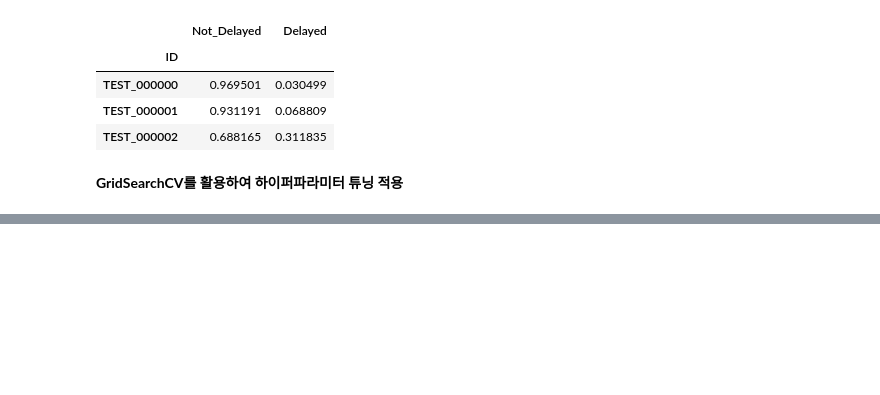
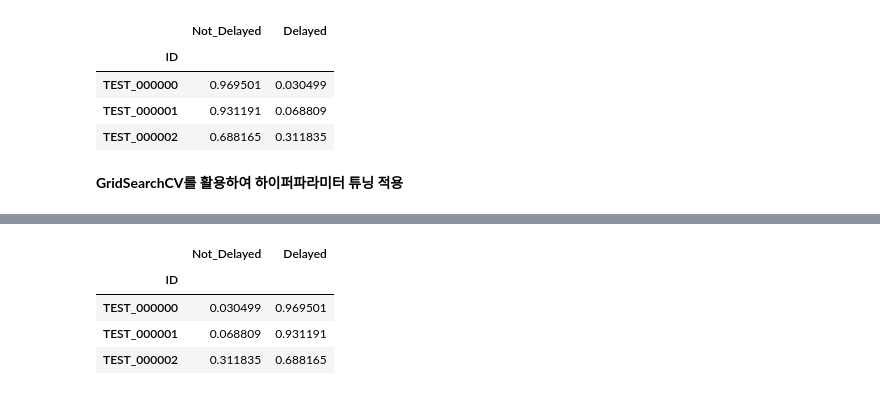
Before and after one commit to daa103/Colab_ML, a Jupyter notebook: SSL_self_training_LightGBM.ipynb, the cells around one changed output, grey strips where cells are left out. Drawn from its saved outputs; the diff is of its cells as text; code cells hidden in the pictures; blank space fills up the shorter version.

```diff
--- a/SSL_self_training_LightGBM.ipynb
+++ b/SSL_self_training_LightGBM.ipynb
@@ -270,0 +464,15 @@ submission.to_csv('baseline_submission.csv', index = True)
+# %%
+# 현재 컬럼 순서가 반대이므로 바꿔주기
+
+y_test_pred = y_test_pred[:, [1, 0]]
+# %%
+submission = pd.DataFrame(data = y_test_pred, columns = sample_submission.columns,
+                          index = sample_submission.index)
+# %%
+submission.head(3)
+# %% [output]
+|  | Not_Delayed | Delayed |
+| ID |  |  |
+| TEST_000000 | 0.030499 | 0.969501 |
+| TEST_000001 | 0.068809 | 0.931191 |
+| TEST_000002 | 0.311835 | 0.688165 |
```
Also changed, not shown: parts of 6 cells of this notebook.
